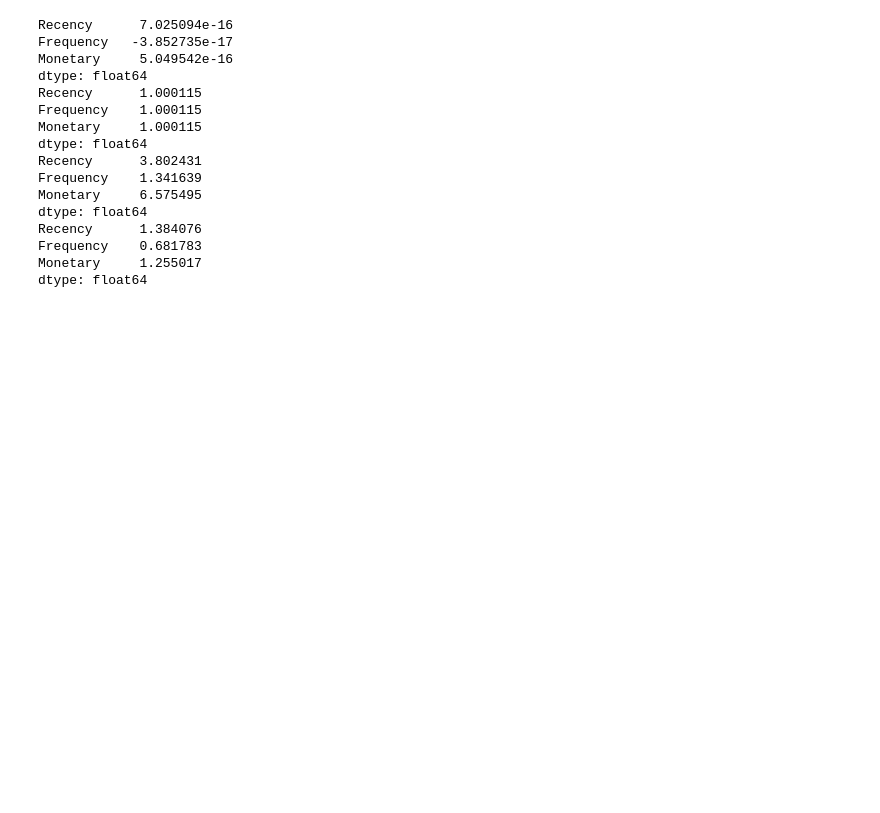
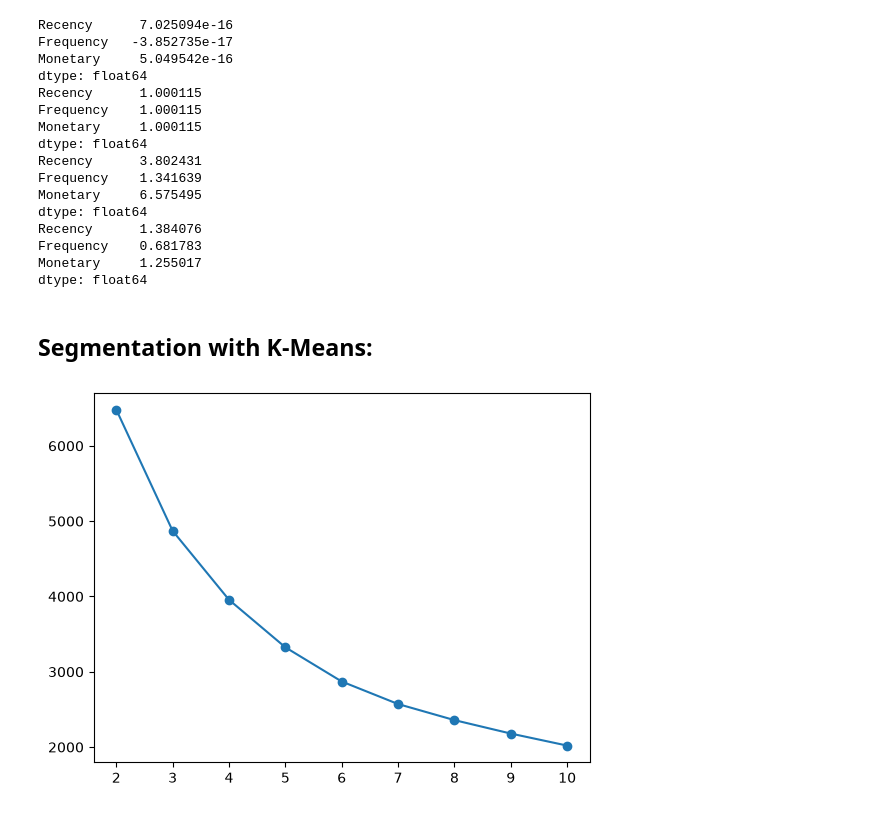
Before and after one commit to youssef-boudouar/cartSense, a Jupyter notebook: notebook/cartSense.ipynb, the cells around one changed output. Cells and saved outputs as stored; diff of their text form; code cells hidden in the pictures; blank space fills up the shorter version.

Commit message:
feat: find optimal K with elbow and silhouette methods

```diff
--- a/notebook/cartSense.ipynb
+++ b/notebook/cartSense.ipynb
@@ -169,3 +172,22 @@ Recency      1.384076
 Frequency    0.681783
 Monetary     1.255017
 dtype: float64
+# %% [markdown]
+## Segmentation with K-Means:
+# %%
+from sklearn.cluster import KMeans
+from sklearn.metrics import silhouette_score
+
+k_inertia = []
+silhouette_scores = []
+
+for k in range(2, 11):
+    km = KMeans(n_clusters=k, init="k-means++", random_state=77, n_init=10)
+    km.fit(rfm_standarized)
+    k_inertia.append(km.inertia_)
+    silhouette_scores.append(silhouette_score(rfm_standarized, km.labels_))
+
+plt.plot(list(range(2, 11)), k_inertia, marker="o")
+plt.show()
+# %% [output]
+[figure, added]
```
Also changed, not shown: parts of 3 cells of this notebook.
